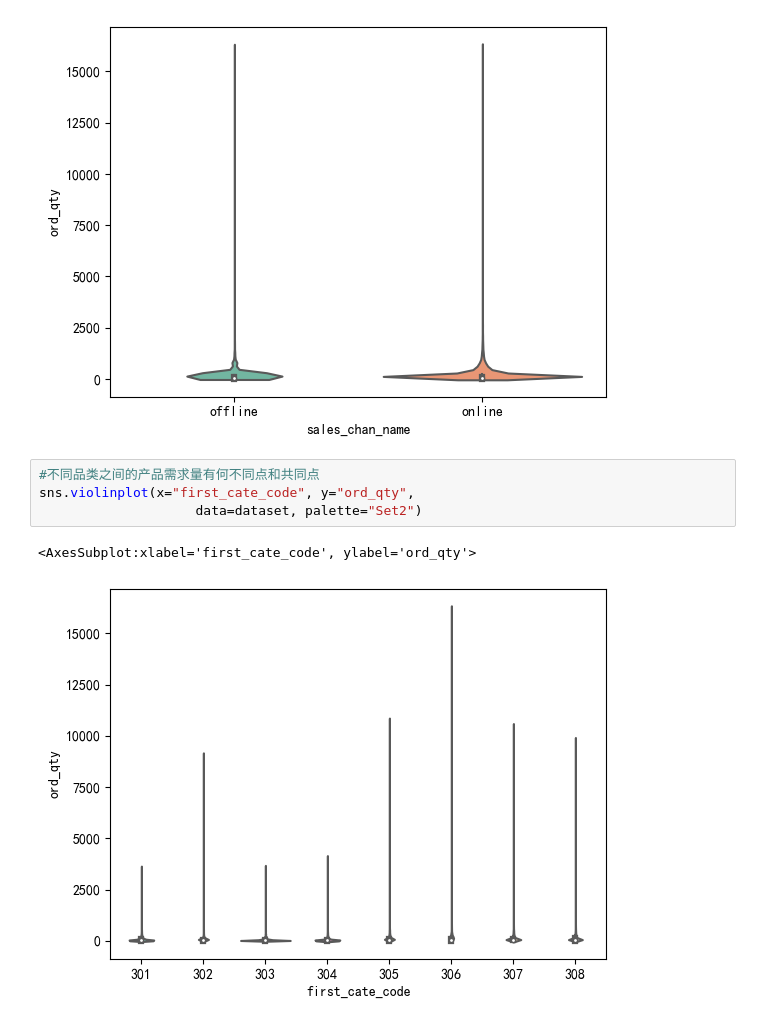
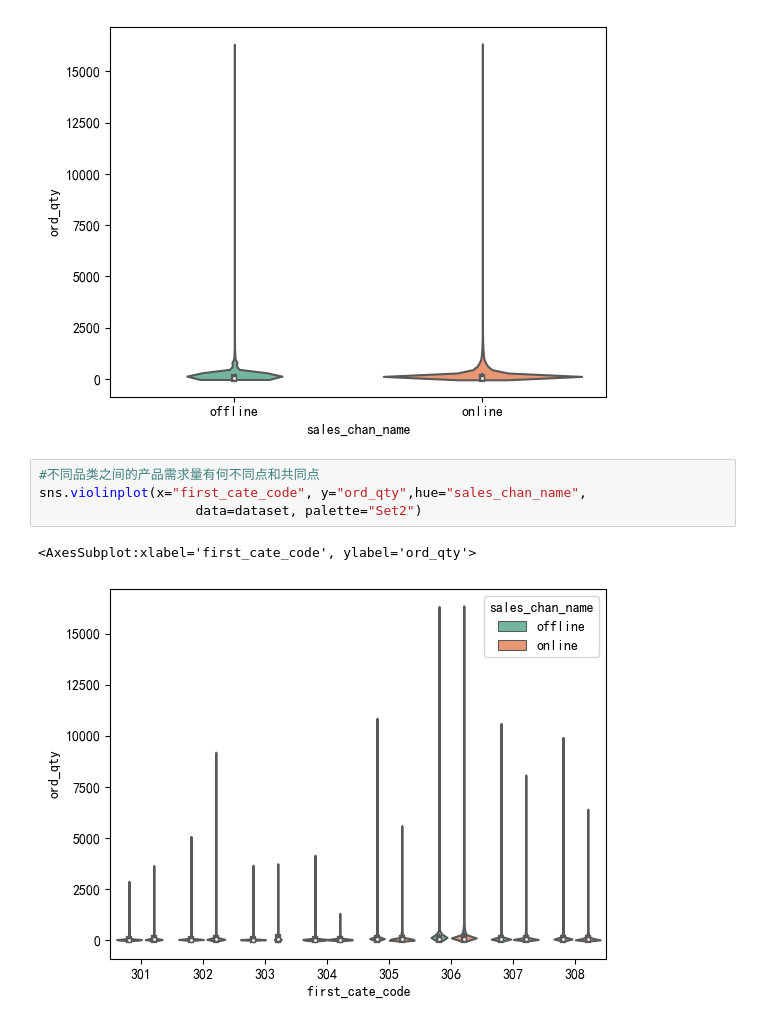
Before and after one commit to jywang616/Data-analysis-and-demand-forecasting-of-product-orders, a Jupyter notebook: Data_Anaylsis.ipynb, the cells around one changed output. Saved outputs shown, nothing was run; the diff lists cells and outputs as text.

```diff
--- a/Data_Anaylsis.ipynb
+++ b/Data_Anaylsis.ipynb
@@ -93,8 +234,8 @@ sns.violinplot(x="sales_chan_name", y="ord_qty",
 [figure]
 # %%
 #不同品类之间的产品需求量有何不同点和共同点
-sns.violinplot(x="first_cate_code", y="ord_qty",
+sns.violinplot(x="first_cate_code", y="ord_qty",hue="sales_chan_name",
                     data=dataset, palette="Set2")
 # %% [output]
 <AxesSubplot:xlabel='first_cate_code', ylabel='ord_qty'>
-[figure, old version]
+[figure, new version]
```
Also changed, not shown: parts of 20 cells of this notebook, 1 other file.
